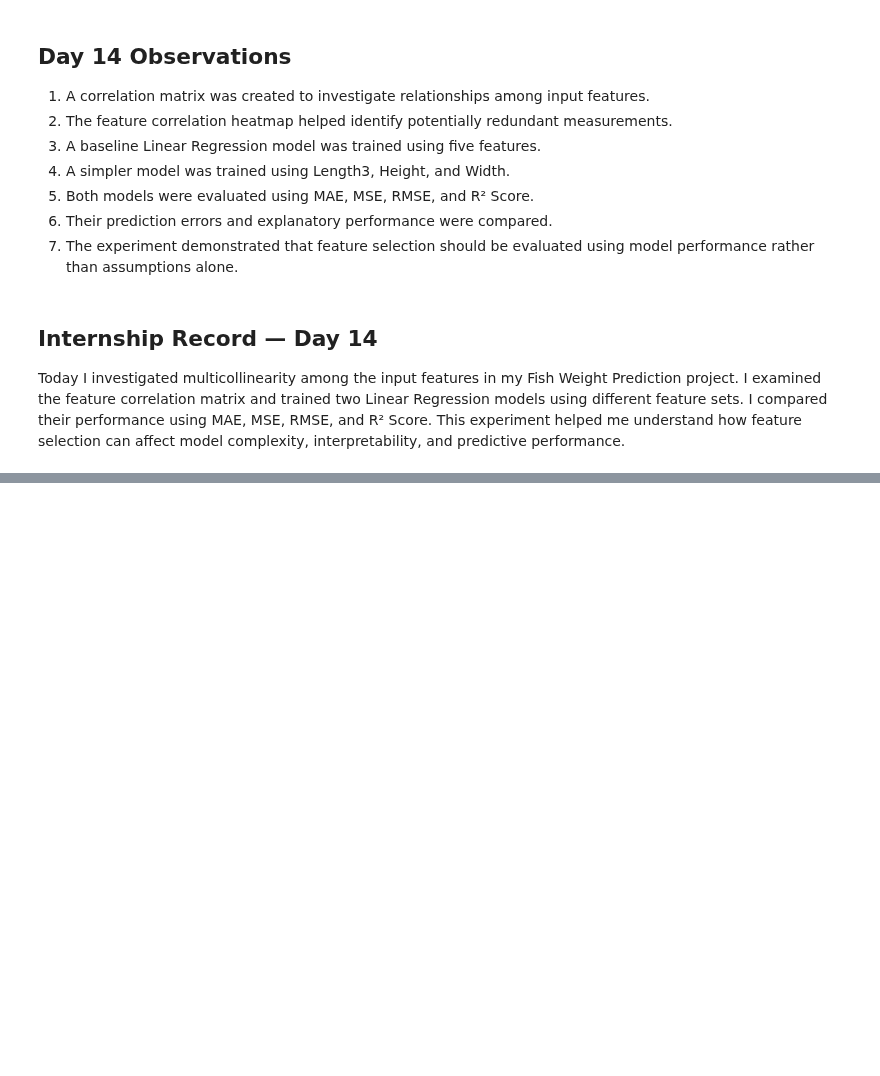
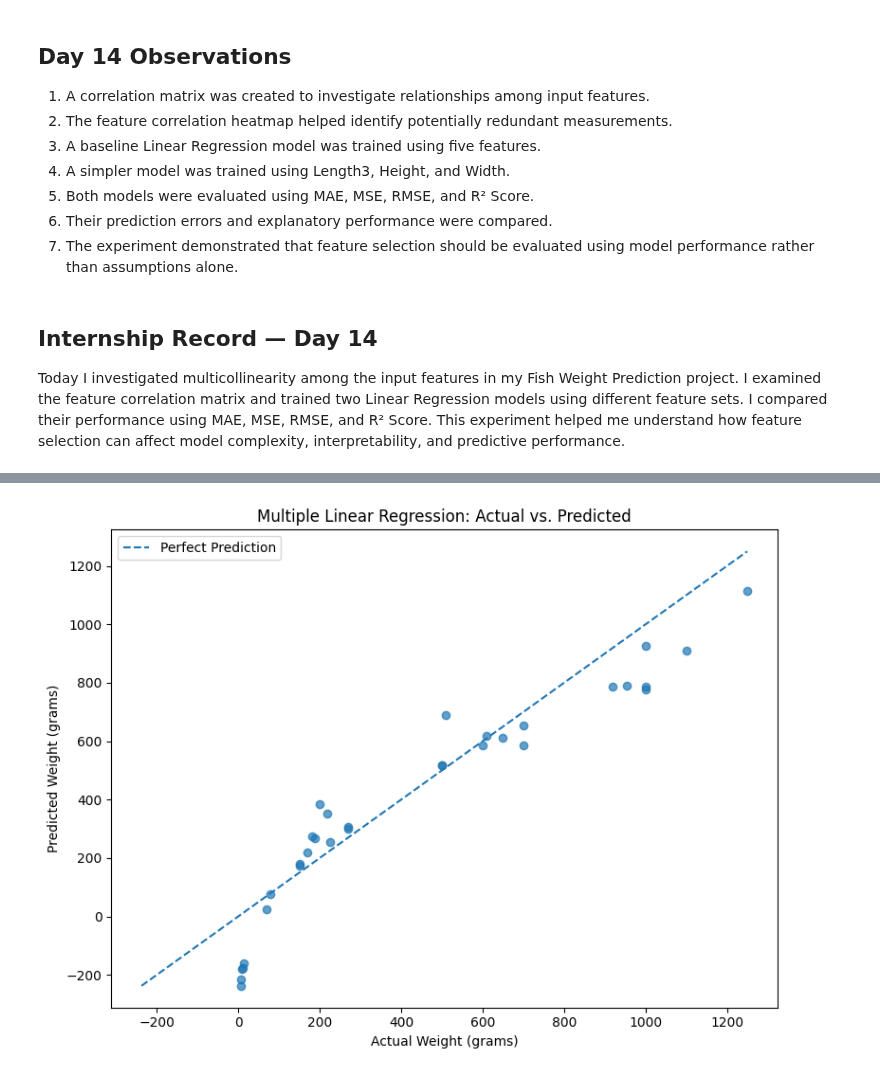
Before and after one commit to abhipsa29-cloud/Fish-Weight-Prediction, a Jupyter notebook: Fish_Weight_Prediction.ipynb, the cells around one changed output, grey strips where cells are left out. Cells and saved outputs as stored; diff of their text form; code cells hidden in the pictures; blank space fills up the shorter version.

Commit message:
Day 15: Explored Multiple Linear Regression and new fish predictions

```diff
--- a/Fish_Weight_Prediction.ipynb
+++ b/Fish_Weight_Prediction.ipynb
@@ -3026,0 +3195,15 @@ Today I investigated multicollinearity among the input features in my Fish Weigh
+# %%
+y_pred = model.predict(X_test)
+
+prediction_results = pd.DataFrame({
+    "Actual Weight": y_test.values,
+    "Predicted Weight": y_pred
+})
+
+prediction_results["Absolute Error"] = (
+    prediction_results["Actual Weight"]
+    - prediction_results["Predicted Weight"]
+).abs()
+
+print("First 10 Predictions:")
+print(prediction_results.head(10).round(2))
@@ -3026,0 +3297,23 @@ Today I investigated multicollinearity among the input features in my Fish Weigh
+# %%
+plt.figure(figsize=(8, 6))
+
+plt.scatter(y_test, y_pred, alpha=0.7)
+
+min_value = min(y_test.min(), y_pred.min())
+max_value = max(y_test.max(), y_pred.max())
+
+plt.plot(
+    [min_value, max_value],
+    [min_value, max_value],
+    linestyle="--",
+    label="Perfect Prediction"
+)
+
+plt.xlabel("Actual Weight (grams)")
+plt.ylabel("Predicted Weight (grams)")
+plt.title("Multiple Linear Regression: Actual vs. Predicted")
+plt.legend()
+plt.tight_layout()
+plt.show()
+# %% [output]
+[figure, added]
```
Also changed, not shown: parts of 21 cells of this notebook.
